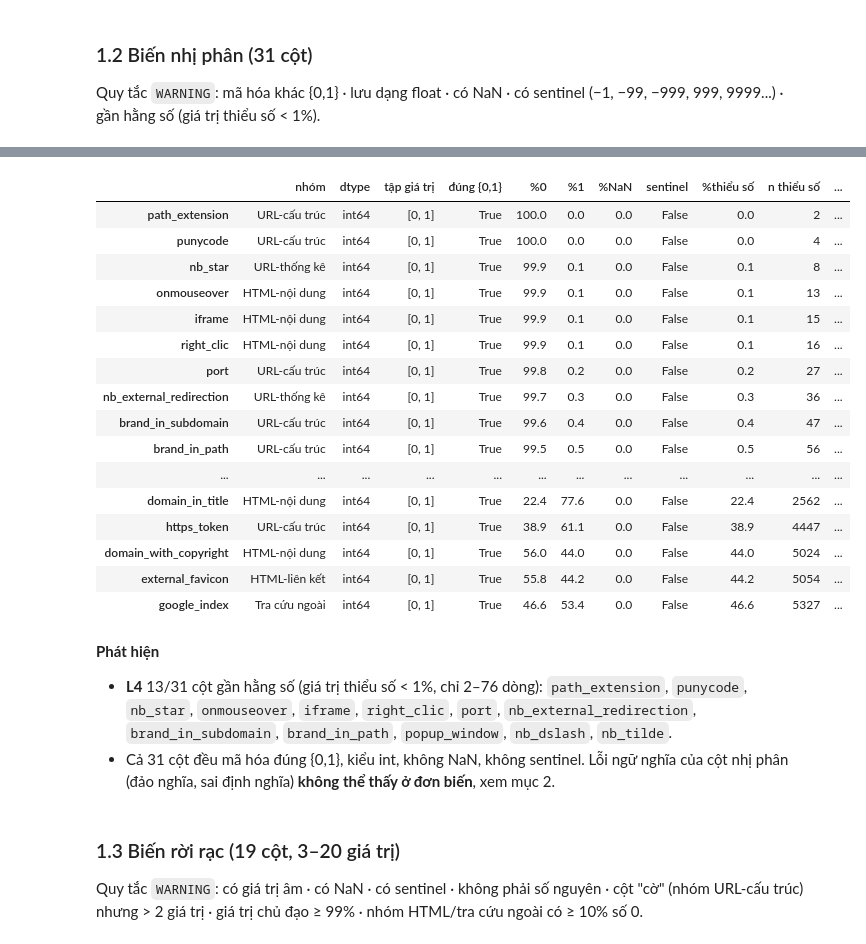
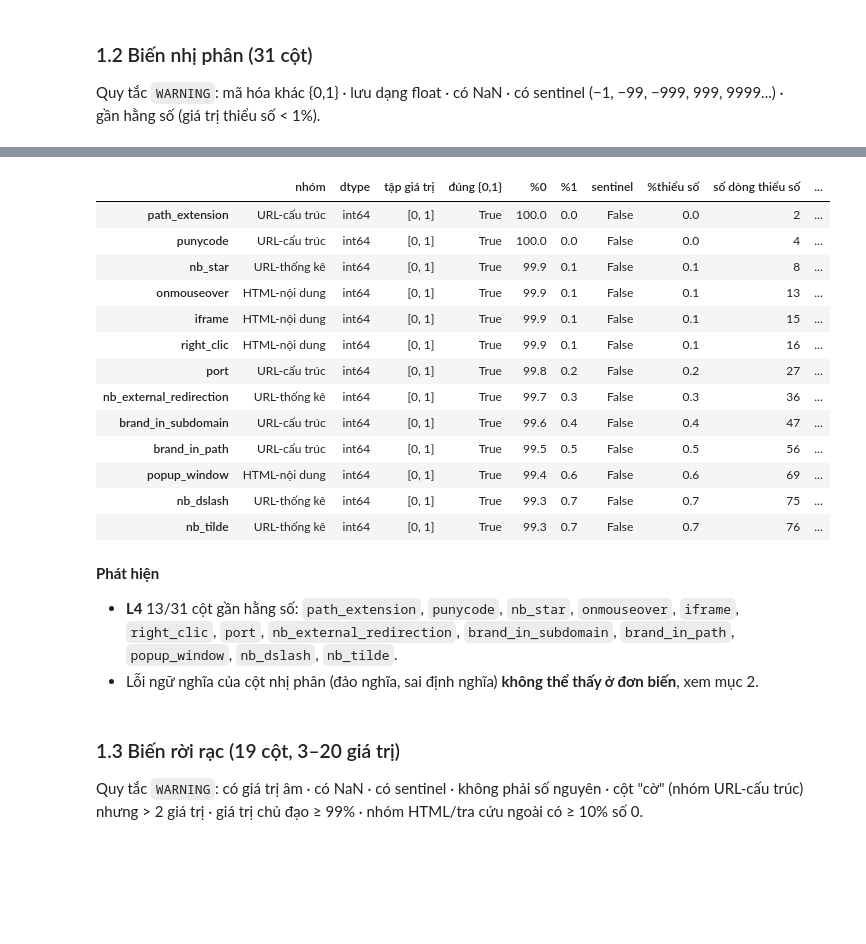
Before and after one commit to Meteor1238/optimization_algorithm_phishing_detection, a Jupyter notebook: notebooks/01_eda_dataset_B_05_2020.ipynb, the cells around one changed output, grey strips where cells are left out. Cells and saved outputs as stored; diff of their text form; code cells hidden in the pictures; blank space fills up the shorter version.

```diff
--- a/notebooks/01_eda_dataset_B_05_2020.ipynb
+++ b/notebooks/01_eda_dataset_B_05_2020.ipynb
@@ -32,10 +32,6 @@ display(pd.Series({
   "Dòng trùng toàn bộ": int(df.duplicated().sum()),
   "URL trùng": int(df.url.duplicated().sum()),
   "Dòng trùng đặc trưng (bỏ url)": int(fe.duplicated().sum()),
-  "Host duy nhất": int(host.nunique()),
-  "Host có >1 URL / số dòng thuộc các host đó": f"{int((vc>1).sum())} / {int(vc[vc>1].sum())} ({vc[vc>1].sum()/len(df):.1%})",
-  "Host nhiều URL nhất": f"{vc.index[0]} ({vc.iloc[0]})",
-  "Host bị gán cả 2 nhãn": int(df.assign(host=host).groupby("host").status.nunique().gt(1).sum()),
 }, name="giá trị").to_frame())
 # %% [output]
 |  | giá trị |
@@ -76,26 +74,30 @@ display(pd.DataFrame({"số cột": kind.value_counts().sort_index(),
 Quy tắc `WARNING`: mã hóa khác {0,1} · lưu dạng float · có NaN · có sentinel (−1, −99, −999, 999, 9999...) · gần hằng số (giá trị thiểu số < 1%).
 # %%
 SENT = [-1, -99, -999, -9999, 999, 9999, 99999]
-def show(t):
-    paint = lambda v: "background-color:#ffd9b3" if v == "WARNING" else "background-color:#d9f2d9"
-    st = t.style.format(precision=1); (st.map if hasattr(st, "map") else st.applymap)(paint, subset=["status"])
-    print("OK:", int((t.status == "OK").sum()), "| WARNING:", int((t.status == "WARNING").sum())); display(st)
+
+def show(t, mode="WARNING"): # Có 3 mode là WARNING, OK, ALL. Mặc định là WARNING. Muốn in ra để xem chỉ số thì đổi mode lại
+    if mode != "ALL": t = t[t["status"] == mode]
+    paint = lambda v: "background-color: #c62828" if v == "WARNING" else "background-color: #1e8e3e"
+    st = t.style.format(precision=1)
+    (st.map if hasattr(st, "map") else st.applymap)(paint, subset=["status"])
+    display(st)
 
 b = nu[nu == 2].index
 B = pd.DataFrame({"nhóm": pd.Series(GROUP)[b], "dtype": X[b].dtypes.astype(str),
                   "tập giá trị": [str(sorted(X[c].unique().tolist())) for c in b],
                   "đúng {0,1}": [set(X[c].unique()) == {0, 1} for c in b],
-                  "%0": (X[b] == 0).mean()*100, "%1": (X[b] == 1).mean()*100, "%NaN": X[b].isna().mean()*100,
+                  "%0": (X[b] == 0).mean()*100, "%1": (X[b] == 1).mean()*100,
                   "sentinel": [bool(X[c].isin(SENT).any()) for c in b]})
-B["%thiểu số"] = B[["%0", "%1"]].min(axis=1); B["n thiểu số"] = (B["%thiểu số"]/100*len(X)).round().astype(int)
+B["%thiểu số"] = B[["%0", "%1"]].min(axis=1); B["số dòng thiểu số"] = (B["%thiểu số"]/100*len(X)).round().astype(int)
+
 def why(r):
     o = []
     if not r["đúng {0,1}"]: o.append("mã hóa ≠ {0,1}")
     if not r["dtype"].startswith("int"): o.append("lưu float")
-    if r["%NaN"] > 0: o.append("có NaN")
     if r.sentinel: o.append("có sentinel")
     if r["%thiểu số"] < 1: o.append("gần hằng số (<1%)")
     return "; ".join(o)
+
 B["ghi chú"] = B.apply(why, axis=1); B["status"] = np.where(B["ghi chú"] == "", "OK", "WARNING")
 show(B.sort_values("%thiểu số"))
 # %% [output]
@@ -103,24 +104,21 @@ OK: 18 | WARNING: 13
-|  | nhóm | dtype | tập giá trị | đúng {0,1} | %0 | %1 | %NaN | sentinel | %thiểu số | n thiểu số | ... |
-| path_extension | URL-cấu trúc | int64 | [0, 1] | True | 100.0 | 0.0 | 0.0 | False | 0.0 | 2 | ... |
-| punycode | URL-cấu trúc | int64 | [0, 1] | True | 100.0 | 0.0 | 0.0 | False | 0.0 | 4 | ... |
-| nb_star | URL-thống kê | int64 | [0, 1] | True | 99.9 | 0.1 | 0.0 | False | 0.1 | 8 | ... |
-| onmouseover | HTML-nội dung | int64 | [0, 1] | True | 99.9 | 0.1 | 0.0 | False | 0.1 | 13 | ... |
-| iframe | HTML-nội dung | int64 | [0, 1] | True | 99.9 | 0.1 | 0.0 | False | 0.1 | 15 | ... |
-| right_clic | HTML-nội dung | int64 | [0, 1] | True | 99.9 | 0.1 | 0.0 | False | 0.1 | 16 | ... |
-| port | URL-cấu trúc | int64 | [0, 1] | True | 99.8 | 0.2 | 0.0 | False | 0.2 | 27 | ... |
-| nb_external_redirection | URL-thống kê | int64 | [0, 1] | True | 99.7 | 0.3 | 0.0 | False | 0.3 | 36 | ... |
-| brand_in_subdomain | URL-cấu trúc | int64 | [0, 1] | True | 99.6 | 0.4 | 0.0 | False | 0.4 | 47 | ... |
-| brand_in_path | URL-cấu trúc | int64 | [0, 1] | True | 99.5 | 0.5 | 0.0 | False | 0.5 | 56 | ... |
-| ... | ... | ... | ... | ... | ... | ... | ... | ... | ... | ... | ... |
-| domain_in_title | HTML-nội dung | int64 | [0, 1] | True | 22.4 | 77.6 | 0.0 | False | 22.4 | 2562 | ... |
-| https_token | URL-cấu trúc | int64 | [0, 1] | True | 38.9 | 61.1 | 0.0 | False | 38.9 | 4447 | ... |
-| domain_with_copyright | HTML-nội dung | int64 | [0, 1] | True | 56.0 | 44.0 | 0.0 | False | 44.0 | 5024 | ... |
-| external_favicon | HTML-liên kết | int64 | [0, 1] | True | 55.8 | 44.2 | 0.0 | False | 44.2 | 5054 | ... |
-| google_index | Tra cứu ngoài | int64 | [0, 1] | True | 46.6 | 53.4 | 0.0 | False | 46.6 | 5327 | ... |
+|  | nhóm | dtype | tập giá trị | đúng {0,1} | %0 | %1 | sentinel | %thiểu số | số dòng thiểu số | ... |
+| path_extension | URL-cấu trúc | int64 | [0, 1] | True | 100.0 | 0.0 | False | 0.0 | 2 | ... |
+| punycode | URL-cấu trúc | int64 | [0, 1] | True | 100.0 | 0.0 | False | 0.0 | 4 | ... |
+| nb_star | URL-thống kê | int64 | [0, 1] | True | 99.9 | 0.1 | False | 0.1 | 8 | ... |
+| onmouseover | HTML-nội dung | int64 | [0, 1] | True | 99.9 | 0.1 | False | 0.1 | 13 | ... |
+| iframe | HTML-nội dung | int64 | [0, 1] | True | 99.9 | 0.1 | False | 0.1 | 15 | ... |
+| right_clic | HTML-nội dung | int64 | [0, 1] | True | 99.9 | 0.1 | False | 0.1 | 16 | ... |
+| port | URL-cấu trúc | int64 | [0, 1] | True | 99.8 | 0.2 | False | 0.2 | 27 | ... |
+| nb_external_redirection | URL-thống kê | int64 | [0, 1] | True | 99.7 | 0.3 | False | 0.3 | 36 | ... |
+| brand_in_subdomain | URL-cấu trúc | int64 | [0, 1] | True | 99.6 | 0.4 | False | 0.4 | 47 | ... |
+| brand_in_path | URL-cấu trúc | int64 | [0, 1] | True | 99.5 | 0.5 | False | 0.5 | 56 | ... |
+| popup_window | HTML-nội dung | int64 | [0, 1] | True | 99.4 | 0.6 | False | 0.6 | 69 | ... |
+| nb_dslash | URL-thống kê | int64 | [0, 1] | True | 99.3 | 0.7 | False | 0.7 | 75 | ... |
+| nb_tilde | URL-thống kê | int64 | [0, 1] | True | 99.3 | 0.7 | False | 0.7 | 76 | ... |
 # %% [markdown]
 **Phát hiện**
-- **L4** 13/31 cột gần hằng số (giá trị thiểu số < 1%, chỉ 2–76 dòng): `path_extension`, `punycode`, `nb_star`, `onmouseover`, `iframe`, `right_clic`, `port`, `nb_external_redirection`, `brand_in_subdomain`, `brand_in_path`, `popup_window`, `nb_dslash`, `nb_tilde`.
-- Cả 31 cột đều mã hóa đúng {0,1}, kiểu int, không NaN, không sentinel. Lỗi ngữ nghĩa của cột nhị phân (đảo nghĩa, sai định nghĩa) **không thể thấy ở đơn biến**, xem mục 2.
+- **L4** 13/31 cột gần hằng số: `path_extension`, `punycode`, `nb_star`, `onmouseover`, `iframe`, `right_clic`, `port`, `nb_external_redirection`, `brand_in_subdomain`, `brand_in_path`, `popup_window`, `nb_dslash`, `nb_tilde`.
+- Lỗi ngữ nghĩa của cột nhị phân (đảo nghĩa, sai định nghĩa) **không thể thấy ở đơn biến**, xem mục 2.
 # %% [markdown]
 ### 1.3 Biến rời rạc (19 cột, 3–20 giá trị)
 Quy tắc `WARNING`: có giá trị âm · có NaN · có sentinel · không phải số nguyên · cột "cờ" (nhóm URL-cấu trúc) nhưng > 2 giá trị · giá trị chủ đạo ≥ 99% · nhóm HTML/tra cứu ngoài có ≥ 10% số 0.
```
Also changed, not shown: parts of 20 cells of this notebook.
